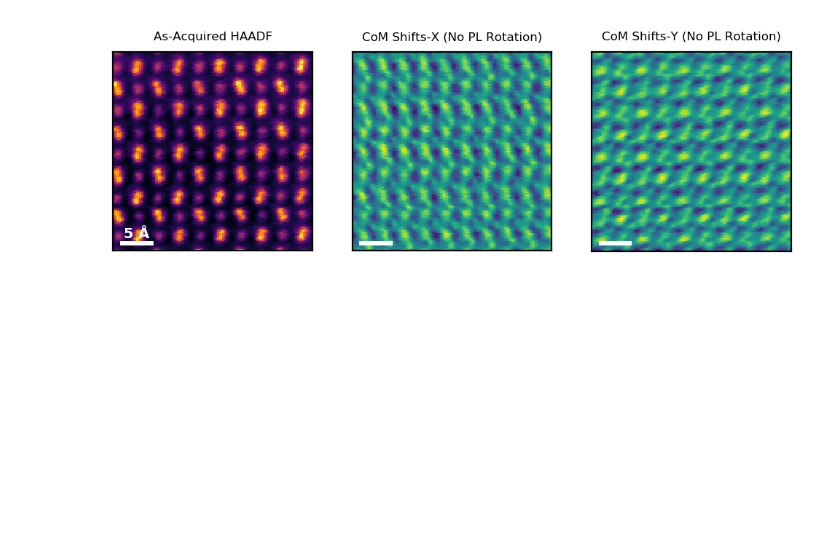
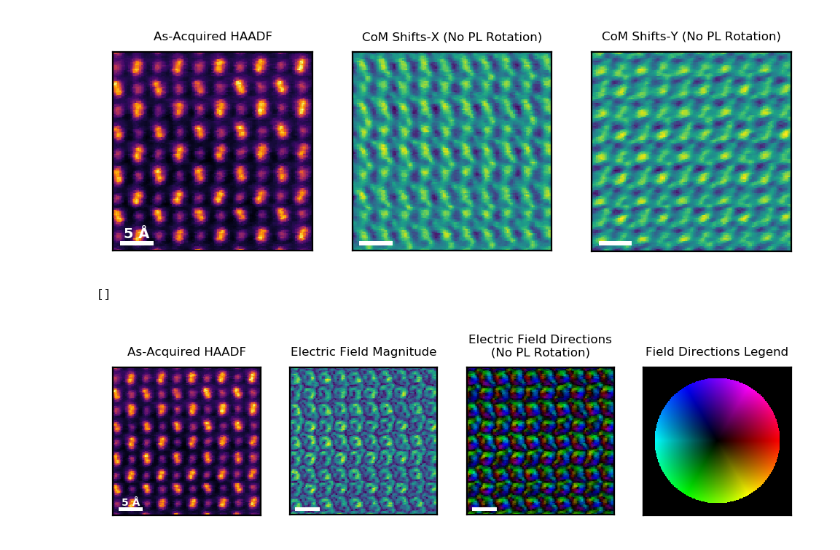
Before and after one commit to hachteja/GetDPC, a Jupyter notebook: GetDPC-DemoNotebook.ipynb, the cells around one changed output. Drawn from its saved outputs; the diff is of its cells as text; code cells hidden in the pictures; blank space fills up the shorter version.

```diff
--- a/GetDPC-DemoNotebook.ipynb
+++ b/GetDPC-DemoNotebook.ipynb
@@ -105,6 +105,30 @@ plt.setp(a, xticks=[],yticks=[])
 # %% [output]
 []
 [figure]
+# %%
+### Calculate Electric Field Magnitude and Direction from Rotated CoM Shifts
+
+### NOTE: Without accounting for PL rotation, E-Field does not point radially away from nuclei.
+### This is not physical so the PL rotation calculation is required
+
+EIm,EDirIm,EDirLeg=GetDPC.GetElectricFields(CoMX,CoMY)
+f,a=plt.subplots(1,4,dpi=200)
+a[0].imshow(datim,cmap=cm.inferno)
+a[0].add_patch(Rectangle((4,dat4d.shape[0]-7),0.5/imcal,3,fc='w',ec='None'))
+a[0].text(4+0.25/imcal,dat4d.shape[0]-7,'5 Å',fontweight='bold',color='w',fontsize=5,ha='center',va='bottom')
+a[0].set_title('As-Acquired HAADF',fontsize=6)
+a[1].imshow(EIm)
+a[1].add_patch(Rectangle((4,dat4d.shape[0]-7),0.5/imcal,3,fc='w',ec='None'))
+a[1].set_title('Electric Field Magnitude',fontsize=6)
+a[2].imshow(EDirIm)
+a[2].add_patch(Rectangle((4,dat4d.shape[0]-7),0.5/imcal,3,fc='w',ec='None'))
+a[2].set_title('Electric Field Directions\n(No PL Rotation)',fontsize=6)
+a[3].imshow(EDirLeg)
+a[3].set_title('Field Directions Legend',fontsize=6)
+plt.setp(a, xticks=[],yticks=[])
+# %% [output]
+[]
+[figure, added]
 # %%
 ### Calculate PL Rotation
 
```
Also changed, not shown: parts of 7 cells of this notebook, 3 other files.
